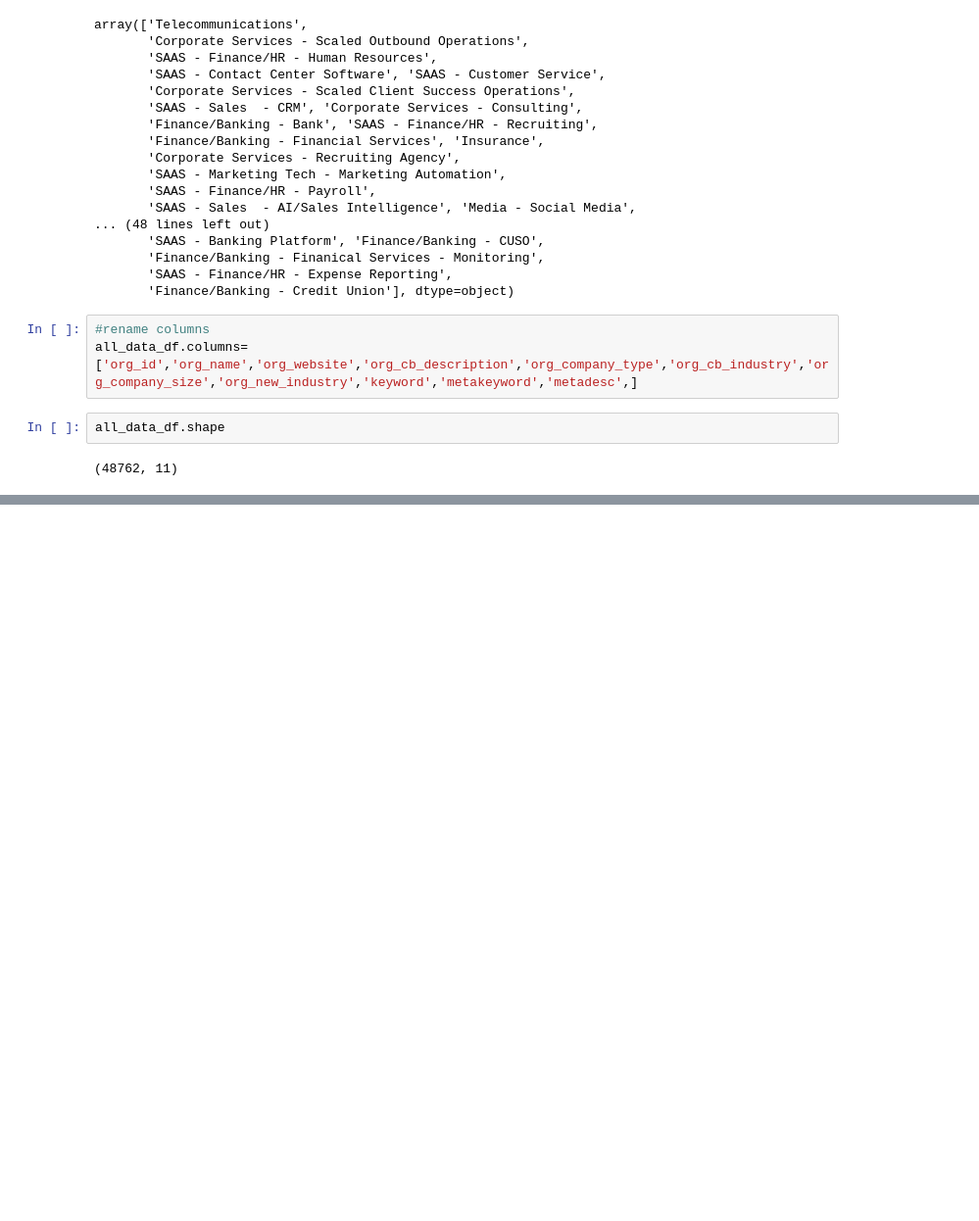
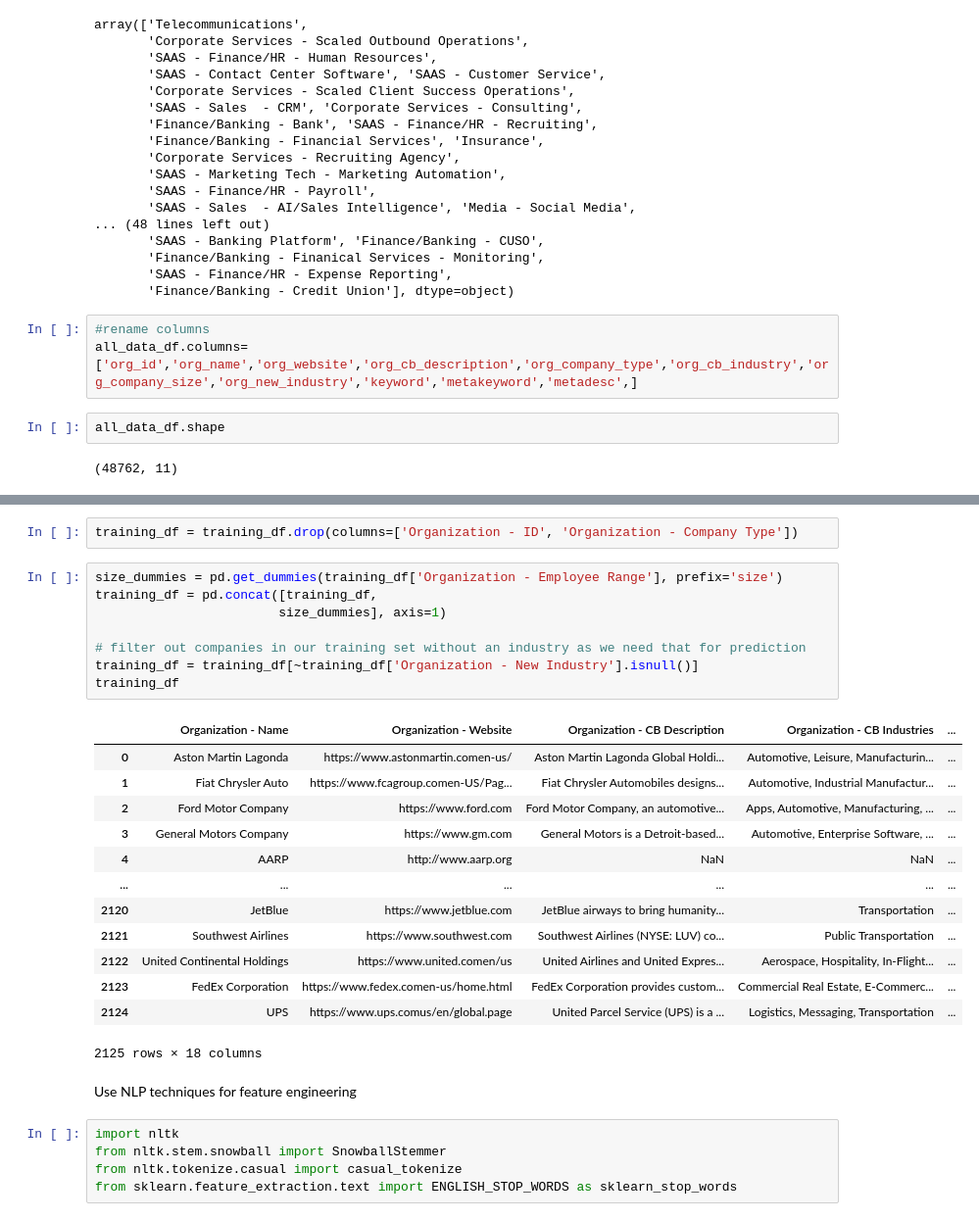
Before and after one commit to CSML1030/capstone, a Jupyter notebook: analysis.ipynb, the cells around one changed output, grey strips where cells are left out. Shown: that part at 98% size. Drawn from its saved outputs; the diff is of its cells as text; blank space fills up the shorter version.

Commit message:
Added tokenization to text features

```diff
--- a/analysis.ipynb
+++ b/analysis.ipynb
@@ -167,0 +172,31 @@ all_data_df.drop(columns=drop_col)
+# %%
+training_df = training_df.drop(columns=['Organization - ID', 'Organization - Company Type'])
+# %%
+size_dummies = pd.get_dummies(training_df['Organization - Employee Range'], prefix='size')
+training_df = pd.concat([training_df,
+                        size_dummies], axis=1)
+
+# filter out companies in our training set without an industry as we need that for prediction
+training_df = training_df[~training_df['Organization - New Industry'].isnull()]
+training_df
+# %% [output]
+|  | Organization - Name | Organization - Website | Organization - CB Description | Organization - CB Industries | ... |
+| 0 | Aston Martin Lagonda | https://www.astonmartin.comen-us/ | Aston Martin Lagonda Global Holdi... | Automotive, Leisure, Manufacturin... | ... |
+| 1 | Fiat Chrysler Auto | https://www.fcagroup.comen-US/Pag... | Fiat Chrysler Automobiles designs... | Automotive, Industrial Manufactur... | ... |
+| 2 | Ford Motor Company | https://www.ford.com | Ford Motor Company, an automotive... | Apps, Automotive, Manufacturing, ... | ... |
+| 3 | General Motors Company | https://www.gm.com | General Motors is a Detroit-based... | Automotive, Enterprise Software, ... | ... |
+| 4 | AARP | http://www.aarp.org | NaN | NaN | ... |
+| ... | ... | ... | ... | ... | ... |
+| 2120 | JetBlue | https://www.jetblue.com | JetBlue airways to bring humanity... | Transportation | ... |
+| 2121 | Southwest Airlines | https://www.southwest.com | Southwest Airlines (NYSE: LUV) co... | Public Transportation | ... |
+| 2122 | United Continental Holdings | https://www.united.comen/us | United Airlines and United Expres... | Aerospace, Hospitality, In-Flight... | ... |
+| 2123 | FedEx Corporation | https://www.fedex.comen-us/home.html | FedEx Corporation provides custom... | Commercial Real Estate, E-Commerc... | ... |
+| 2124 | UPS | https://www.ups.comus/en/global.page | United Parcel Service (UPS) is a ... | Logistics, Messaging, Transportation | ... |
+2125 rows × 18 columns
+# %% [markdown]
+Use NLP techniques for feature engineering
+# %%
+import nltk
+from nltk.stem.snowball import SnowballStemmer
+from nltk.tokenize.casual import casual_tokenize
+from sklearn.feature_extraction.text import ENGLISH_STOP_WORDS as sklearn_stop_words
```
Also changed, not shown: parts of 5 cells of this notebook, 1 other file.
